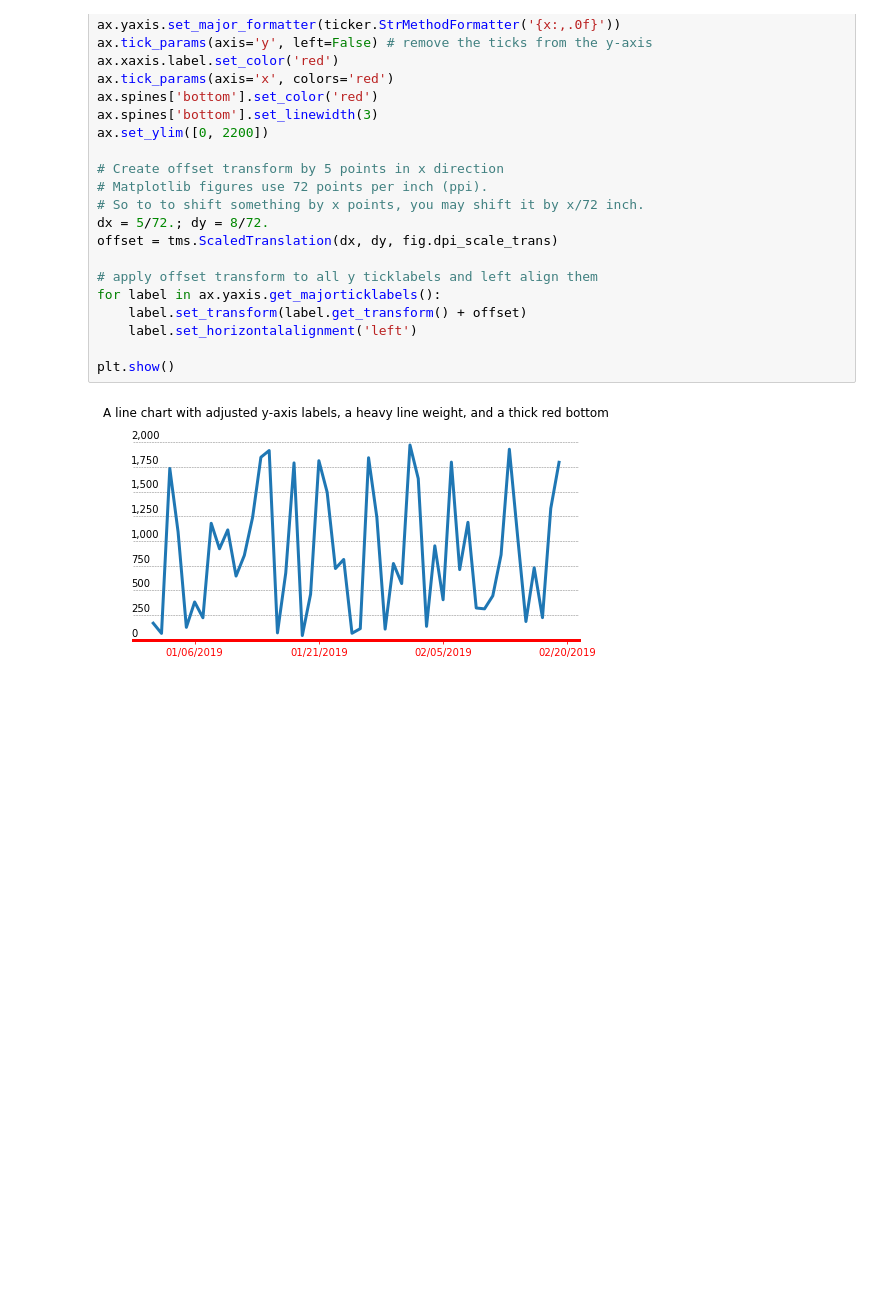
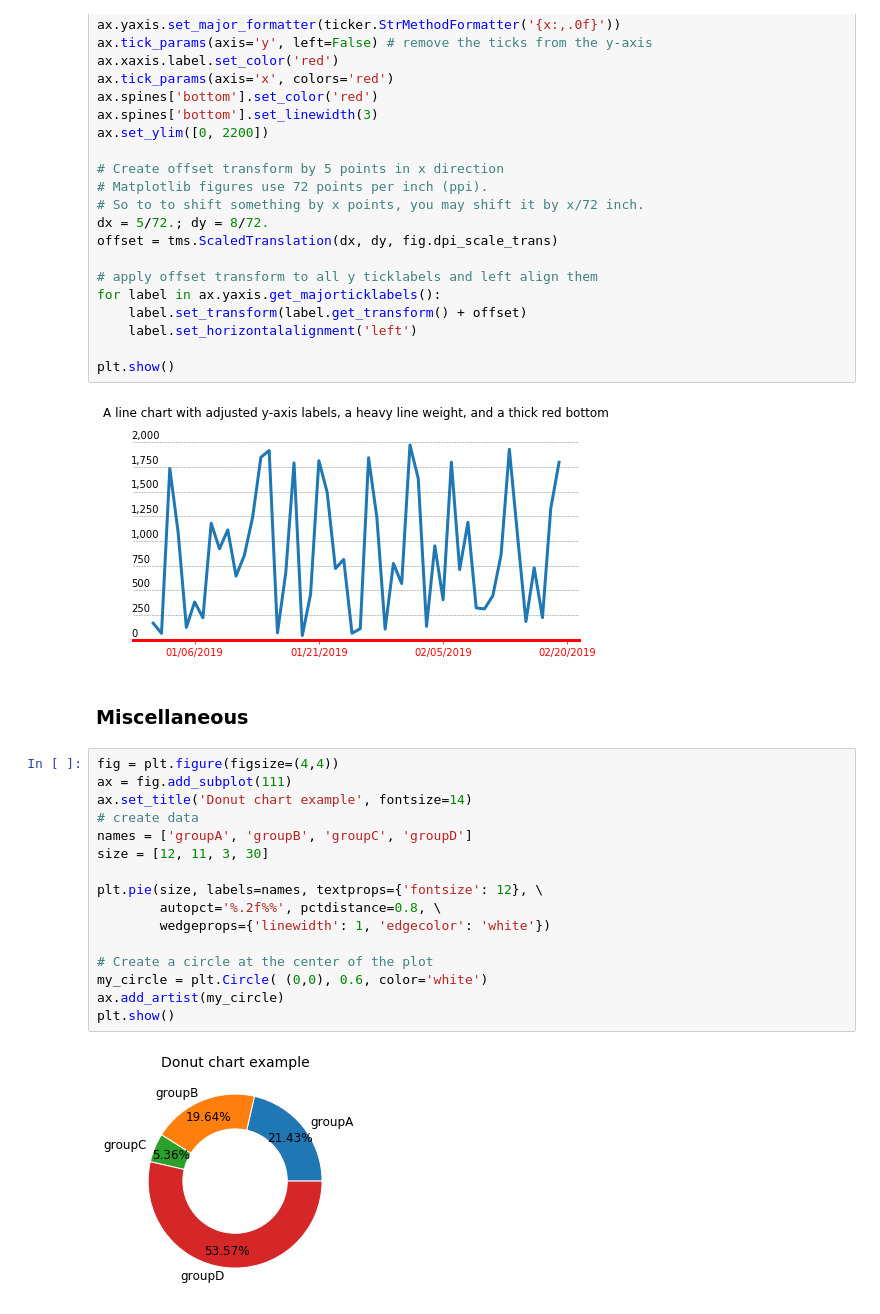
Before and after one commit to purplsquirr3l/randomness, a Jupyter notebook: viz-examples.ipynb, the cells around one changed output. Saved outputs shown, nothing was run; the diff lists cells and outputs as text; blank space fills up the shorter version.

Commit message:
Add miscellaneous and economist-styled charts

```diff
--- a/viz-examples.ipynb
+++ b/viz-examples.ipynb
@@ -394,3 +394,23 @@ for label in ax.yaxis.get_majorticklabels():
 plt.show()
 # %% [output]
 [figure]
+# %% [markdown]
+### Miscellaneous
+# %%
+fig = plt.figure(figsize=(4,4))
+ax = fig.add_subplot(111)
+ax.set_title('Donut chart example', fontsize=14)
+# create data
+names = ['groupA', 'groupB', 'groupC', 'groupD']
+size = [12, 11, 3, 30]
+
+plt.pie(size, labels=names, textprops={'fontsize': 12}, \
+        autopct='%.2f%%', pctdistance=0.8, \
+        wedgeprops={'linewidth': 1, 'edgecolor': 'white'})
+
+# Create a circle at the center of the plot
+my_circle = plt.Circle( (0,0), 0.6, color='white')
+ax.add_artist(my_circle)
+plt.show()
+# %% [output]
+[figure, added]
```
Also changed, not shown: parts of 8 cells of this notebook.
